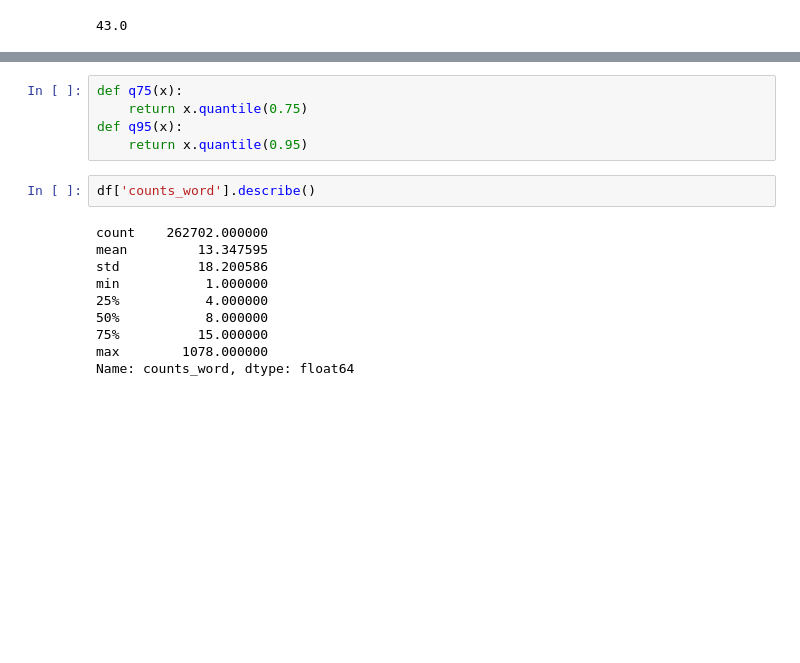
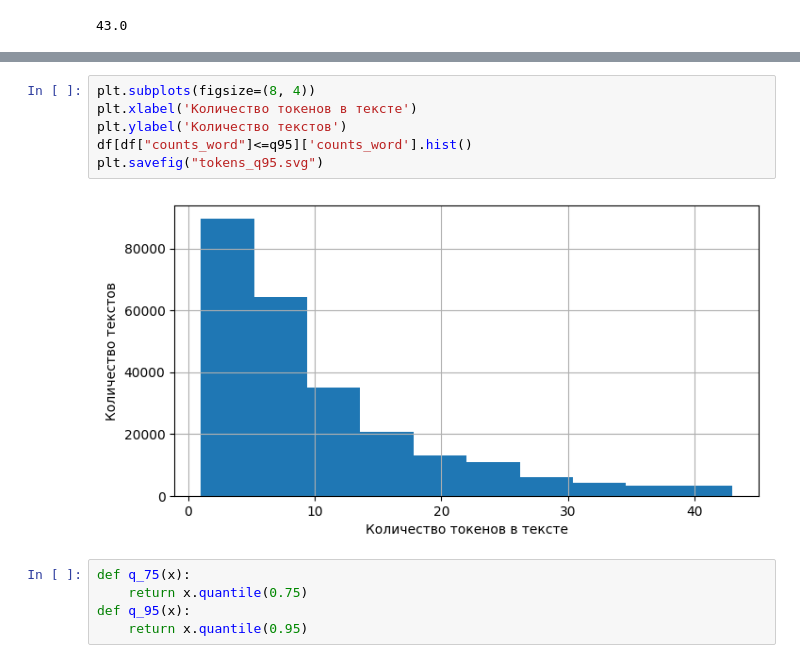
Before and after one commit to alexandr-khvatov/text_classification, a Jupyter notebook: src/dataset_analysis.ipynb, the cells around one changed output, grey strips where cells are left out. Saved outputs shown, nothing was run; the diff lists cells and outputs as text; blank space fills up the shorter version.

```diff
--- a/src/dataset_analysis.ipynb
+++ b/src/dataset_analysis.ipynb
@@ -141,20 +151,16 @@ df[df["counts_word"]<=q95]['counts_word'].hist()
+# %%
+plt.subplots(figsize=(8, 4))
+plt.xlabel('Количество токенов в тексте')
+plt.ylabel('Количество текстов')
+df[df["counts_word"]<=q95]['counts_word'].hist()
+plt.savefig("tokens_q95.svg")
+# %% [output]
+[figure, added]
 # %%
-def q75(x):
+def q_75(x):
     return x.quantile(0.75)
-def q95(x):
+def q_95(x):
     return x.quantile(0.95)
-# %%
-df['counts_word'].describe()
-# %% [output]
-count    262702.000000
-mean         13.347595
-std          18.200586
-min           1.000000
-25%           4.000000
-50%           8.000000
-75%          15.000000
-max        1078.000000
-Name: counts_word, dtype: float64
 # %%
 df['counts_word_group'] = pd.cut(df['counts_word'],5)
 
```
Also changed, not shown: parts of 5 cells of this notebook.
